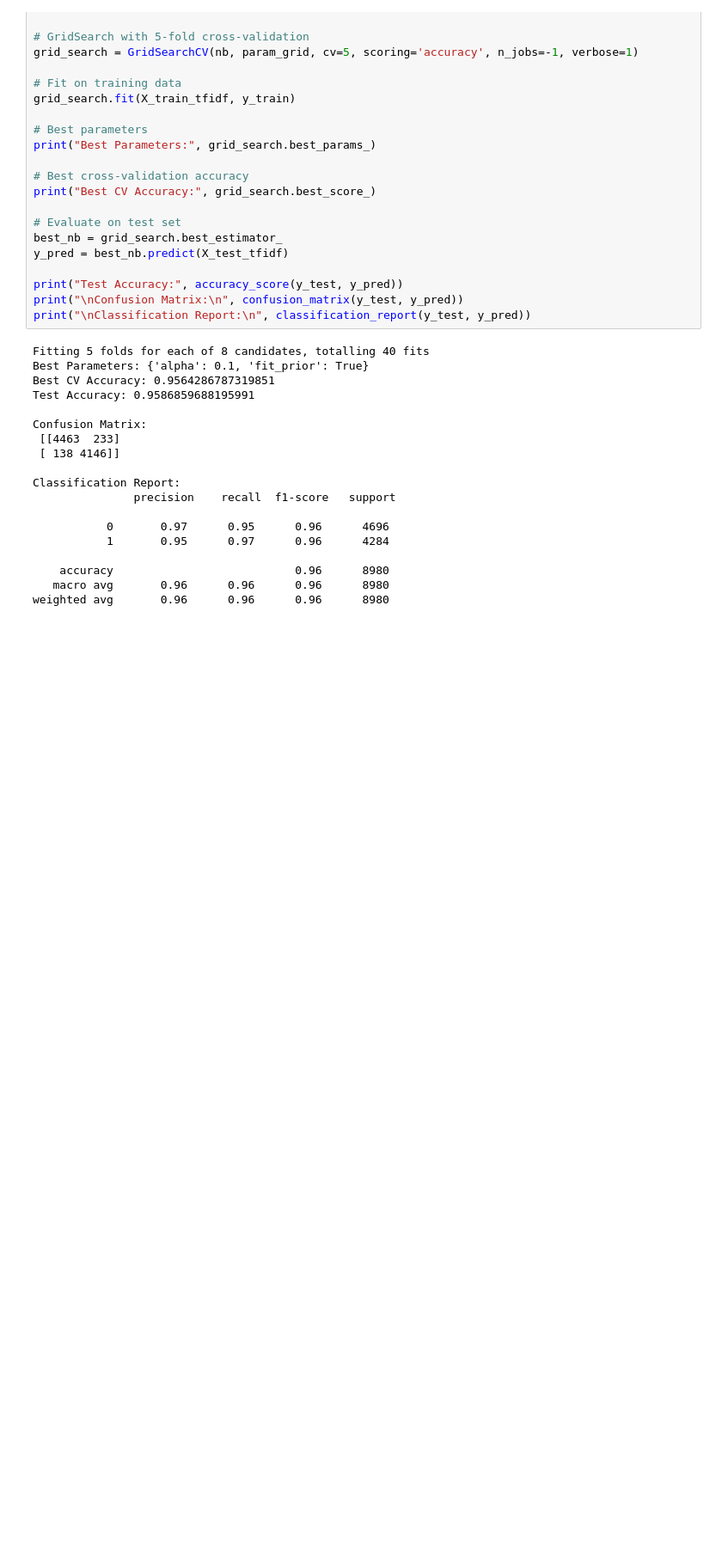
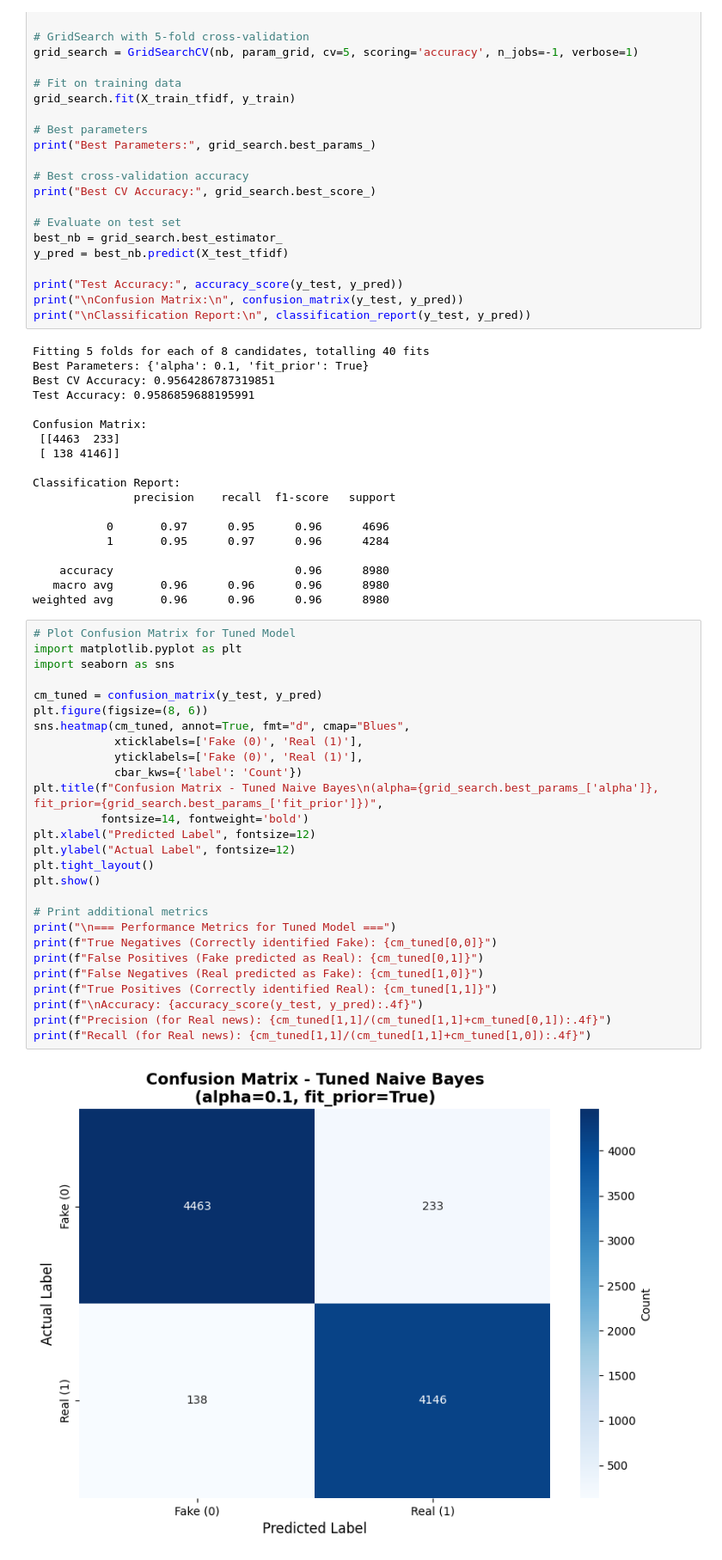
Before and after one commit to krati-2024aiml121/fake-news-group9, a Jupyter notebook: notebooks/Naive Bayes Execution.ipynb, the cells around one changed output. Shown at 86% size. Cells and saved outputs as stored; diff of their text form; blank space fills up the shorter version.

```diff
--- a/notebooks/Naive Bayes Execution.ipynb
+++ b/notebooks/Naive Bayes Execution.ipynb
@@ -240,3 +240,32 @@ Classification Report:
     accuracy                           0.96      8980
    macro avg       0.96      0.96      0.96      8980
 weighted avg       0.96      0.96      0.96      8980
+# %%
+# Plot Confusion Matrix for Tuned Model
+import matplotlib.pyplot as plt
+import seaborn as sns
+
+cm_tuned = confusion_matrix(y_test, y_pred)
+plt.figure(figsize=(8, 6))
+sns.heatmap(cm_tuned, annot=True, fmt="d", cmap="Blues",
+            xticklabels=['Fake (0)', 'Real (1)'],
+            yticklabels=['Fake (0)', 'Real (1)'],
+            cbar_kws={'label': 'Count'})
+plt.title(f"Confusion Matrix - Tuned Naive Bayes\n(alpha={grid_search.best_params_['alpha']}, fit_prior={grid_search.best_params_['fit_prior']})",
+          fontsize=14, fontweight='bold')
+plt.xlabel("Predicted Label", fontsize=12)
+plt.ylabel("Actual Label", fontsize=12)
+plt.tight_layout()
+plt.show()
+
+# Print additional metrics
+print("\n=== Performance Metrics for Tuned Model ===")
+print(f"True Negatives (Correctly identified Fake): {cm_tuned[0,0]}")
+print(f"False Positives (Fake predicted as Real): {cm_tuned[0,1]}")
+print(f"False Negatives (Real predicted as Fake): {cm_tuned[1,0]}")
+print(f"True Positives (Correctly identified Real): {cm_tuned[1,1]}")
+print(f"\nAccuracy: {accuracy_score(y_test, y_pred):.4f}")
+print(f"Precision (for Real news): {cm_tuned[1,1]/(cm_tuned[1,1]+cm_tuned[0,1]):.4f}")
+print(f"Recall (for Real news): {cm_tuned[1,1]/(cm_tuned[1,1]+cm_tuned[1,0]):.4f}")
+# %% [output]
+[figure, added]
```
Also changed, not shown: parts of 1 cell of this notebook, 8 other files.
